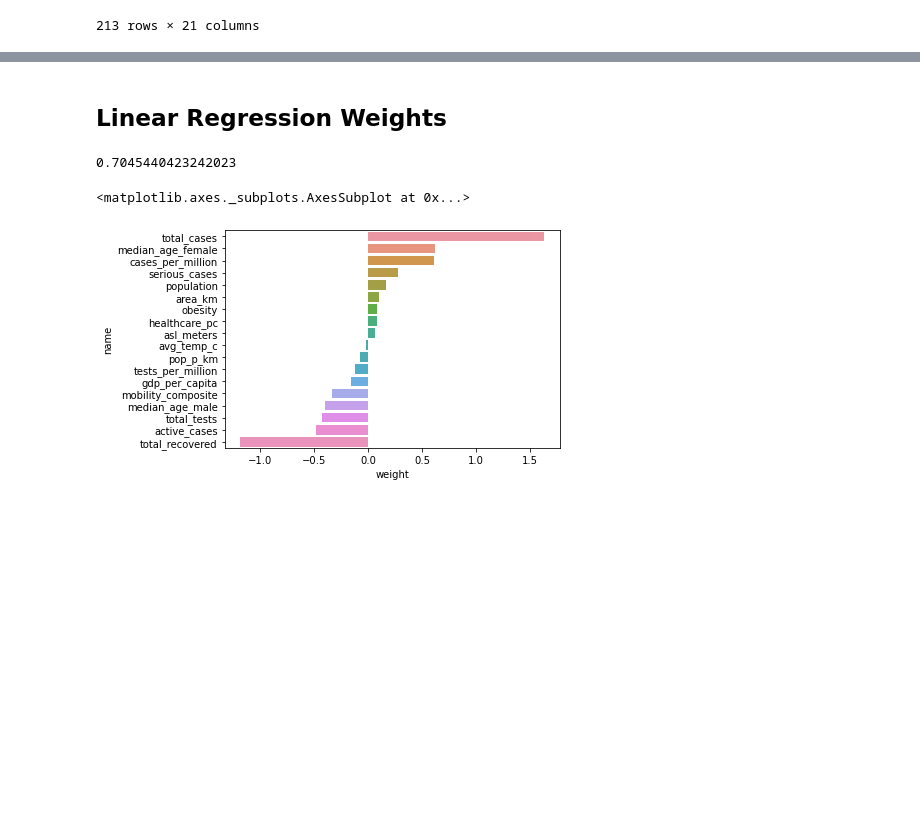
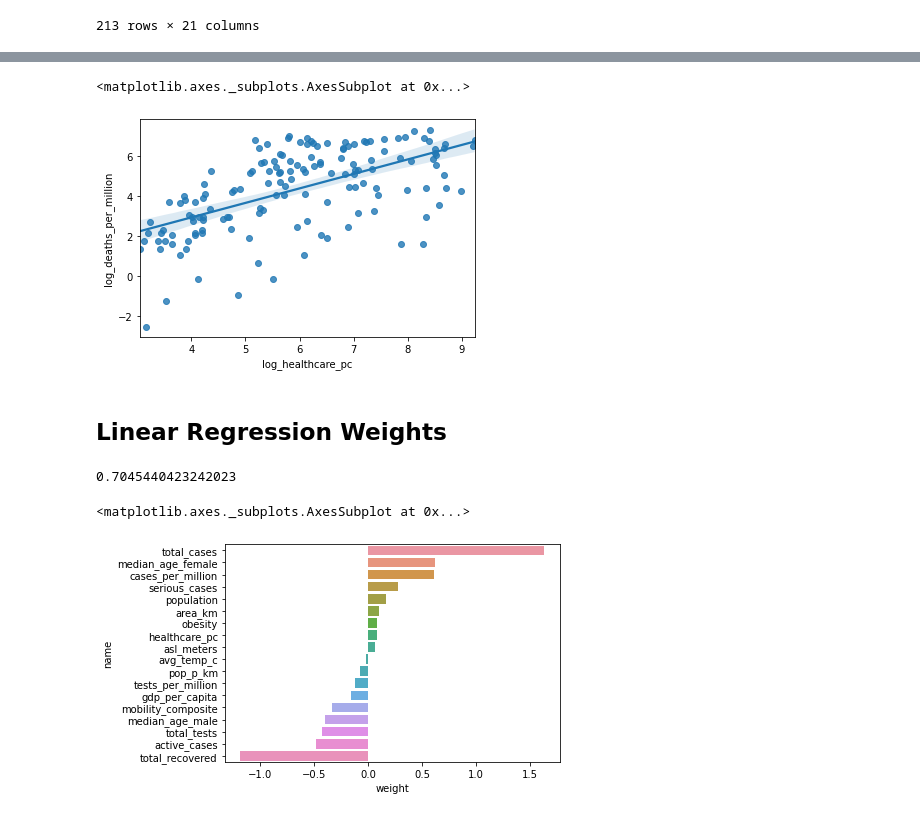
Before and after one commit to Ghost---Shadow/covid-analysis, a Jupyter notebook: analysis.ipynb, the cells around one changed output, grey strips where cells are left out. Drawn from its saved outputs; the diff is of its cells as text; code cells hidden in the pictures; blank space fills up the shorter version.

```diff
--- a/analysis.ipynb
+++ b/analysis.ipynb
@@ -108,3 +110,8 @@ corr['deaths_per_million']['healthcare_pc']
+# %%
+sns.regplot("log_healthcare_pc", "log_deaths_per_million", ldf)
+# %% [output]
+<matplotlib.axes._subplots.AxesSubplot at 0x...>
+[figure, added]
 # %% [markdown]
 ## Linear Regression Weights
 # %%
```
Also changed, not shown: parts of 9 cells of this notebook.
